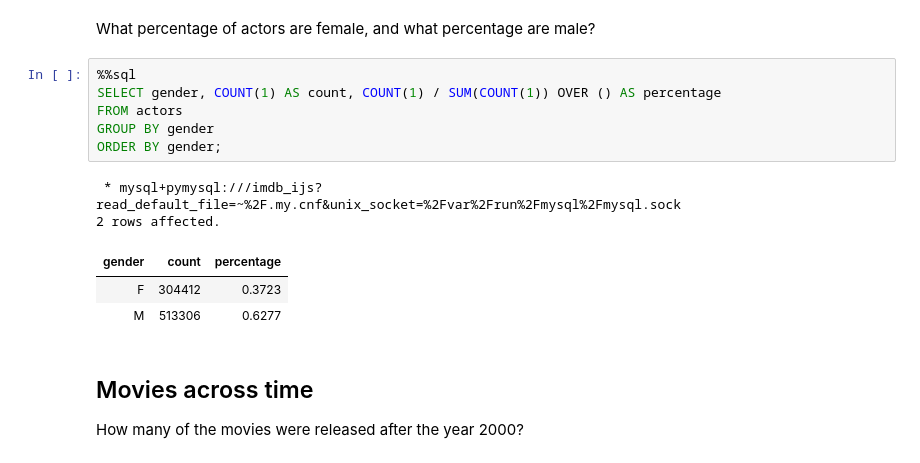
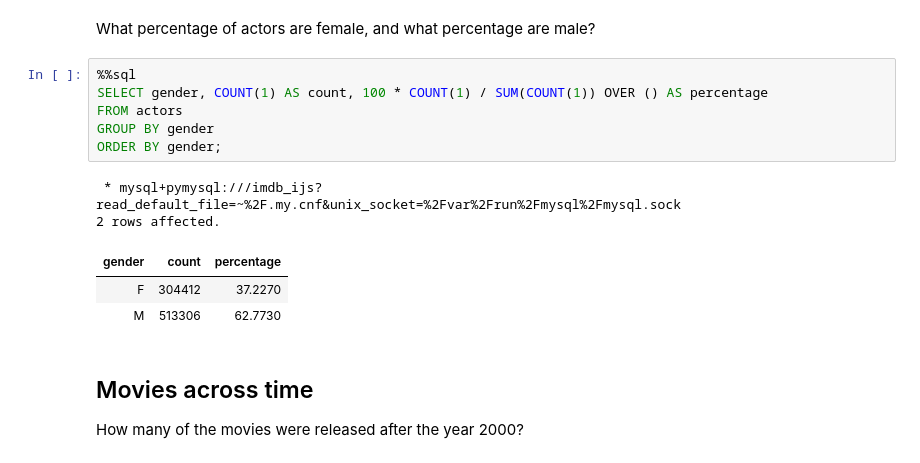
Before and after one commit to tvogel/datascience-bootcamp, a Jupyter notebook: 09_advanced_sql/docs/02-challenge-imdb.ipynb, the cells around one changed output. Saved outputs shown, nothing was run; the diff lists cells and outputs as text.

Commit message:
Fix percentages / SQL error

```diff
--- a/09_advanced_sql/docs/02-challenge-imdb.ipynb
+++ b/09_advanced_sql/docs/02-challenge-imdb.ipynb
@@ -409,16 +409,16 @@ ORDER BY gender;
 What percentage of actors are female, and what percentage are male?
 # %%
 %%sql
-SELECT gender, COUNT(1) AS count, COUNT(1) / SUM(COUNT(1)) OVER () AS percentage
+SELECT gender, COUNT(1) AS count, 100 * COUNT(1) / SUM(COUNT(1)) OVER () AS percentage
 FROM actors
 GROUP BY gender
 ORDER BY gender;
 # %% [output]
  * mysql+pymysql:///imdb_ijs?read_default_file=~%2F.my.cnf&unix_socket=%2Fvar%2Frun%2Fmysql%2Fmysql.sock
 2 rows affected.
 | gender | count | percentage |
-| F | 304412 | 0.3723 |
-| M | 513306 | 0.6277 |
+| F | 304412 | 37.2270 |
+| M | 513306 | 62.7730 |
 # %% [markdown]
 ## Movies across time
 
```
Also changed, not shown: parts of 3 cells of this notebook.
